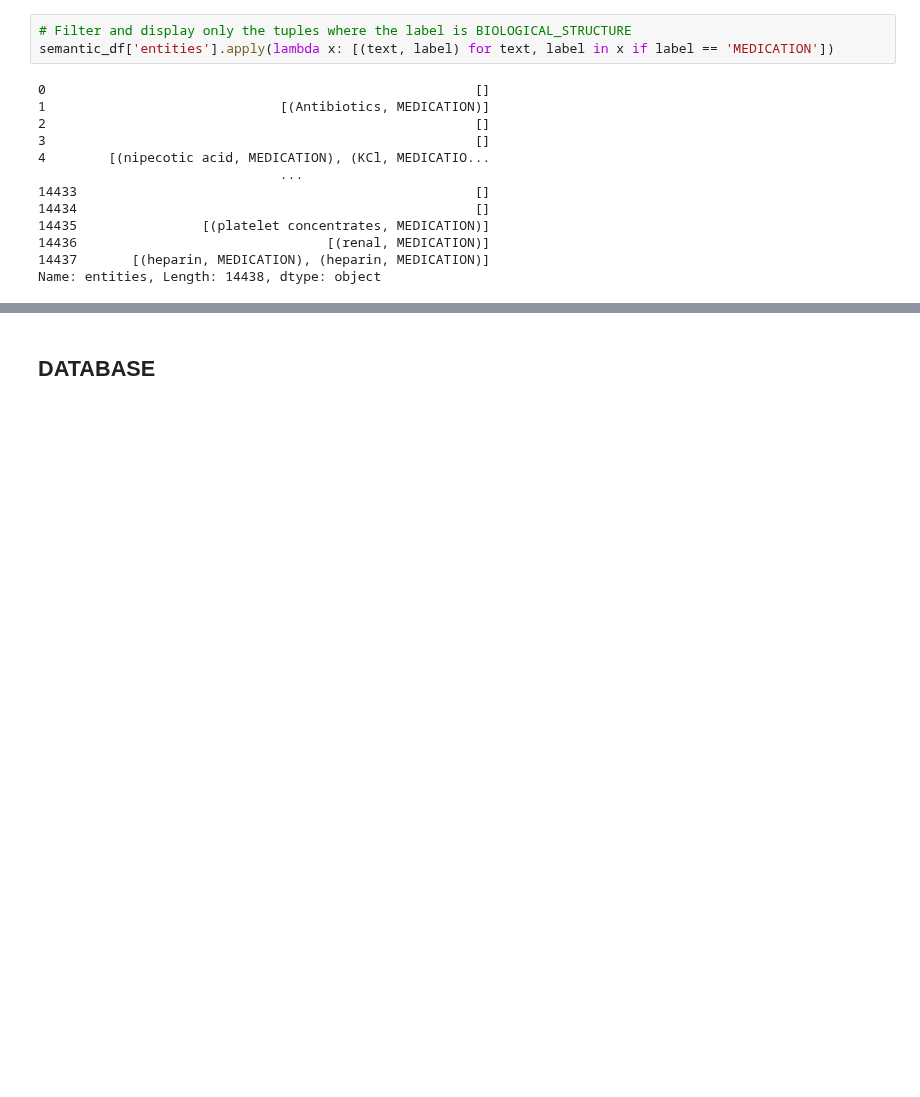
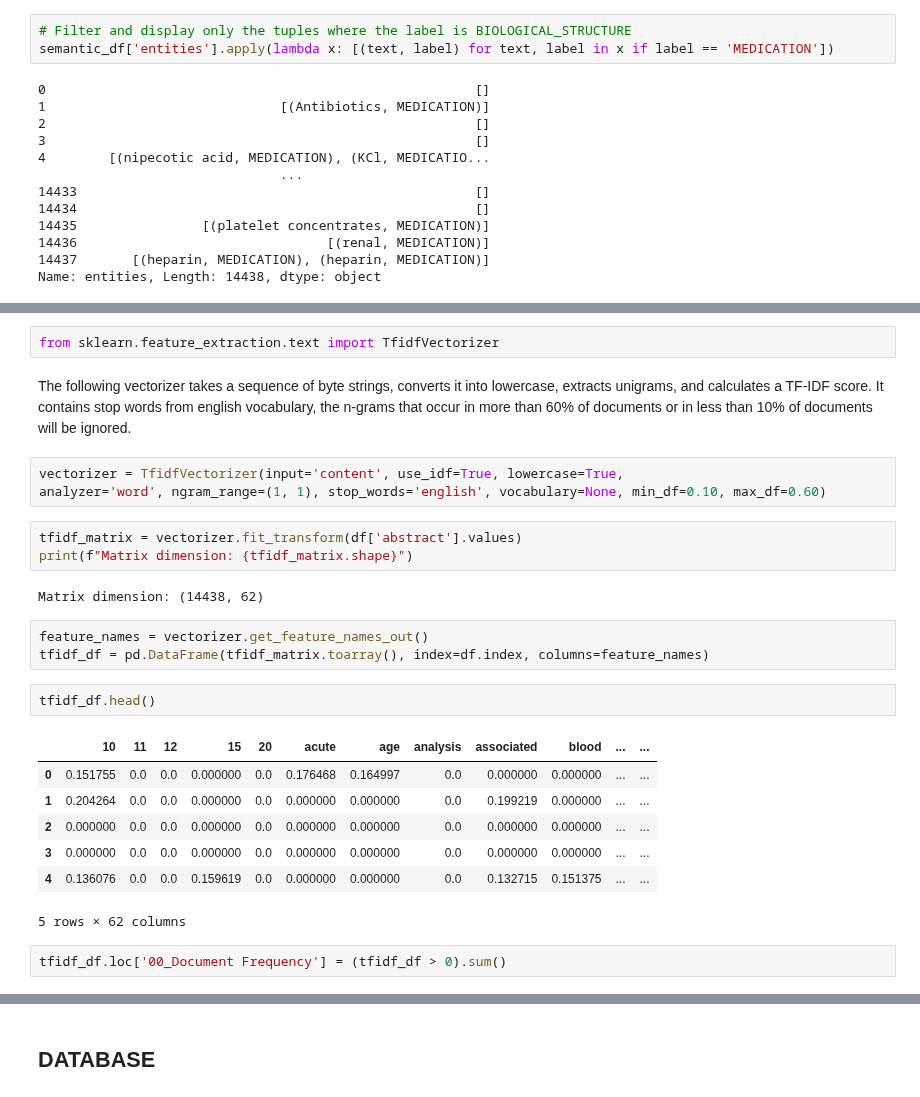
Before and after one commit to vitomarcorubino/MedicalTextNLP, a Jupyter notebook: medicalTextNLP.ipynb, the cells around one changed output, grey strips where cells are left out. Drawn from its saved outputs; the diff is of its cells as text; blank space fills up the shorter version.

```diff
--- a/medicalTextNLP.ipynb
+++ b/medicalTextNLP.ipynb
@@ -530,0 +533,27 @@ Name: entities, Length: 14438, dtype: object
+# %%
+from sklearn.feature_extraction.text import TfidfVectorizer
+# %% [markdown]
+The following vectorizer takes a sequence of byte strings, converts it into lowercase, extracts unigrams, and calculates a TF-IDF score. It contains stop words from english vocabulary, the n-grams that occur in more than 60% of documents or in less than 10% of documents will be ignored.
+# %%
+vectorizer = TfidfVectorizer(input='content', use_idf=True, lowercase=True,
+analyzer='word', ngram_range=(1, 1), stop_words='english', vocabulary=None, min_df=0.10, max_df=0.60)
+# %%
+tfidf_matrix = vectorizer.fit_transform(df['abstract'].values)
+print(f"Matrix dimension: {tfidf_matrix.shape}")
+# %% [output]
+Matrix dimension: (14438, 62)
+# %%
+feature_names = vectorizer.get_feature_names_out()
+tfidf_df = pd.DataFrame(tfidf_matrix.toarray(), index=df.index, columns=feature_names)
+# %%
+tfidf_df.head()
+# %% [output]
+|  | 10 | 11 | 12 | 15 | 20 | acute | age | analysis | associated | blood | ... | ... |
+| 0 | 0.151755 | 0.0 | 0.0 | 0.000000 | 0.0 | 0.176468 | 0.164997 | 0.0 | 0.000000 | 0.000000 | ... | ... |
+| 1 | 0.204264 | 0.0 | 0.0 | 0.000000 | 0.0 | 0.000000 | 0.000000 | 0.0 | 0.199219 | 0.000000 | ... | ... |
+| 2 | 0.000000 | 0.0 | 0.0 | 0.000000 | 0.0 | 0.000000 | 0.000000 | 0.0 | 0.000000 | 0.000000 | ... | ... |
+| 3 | 0.000000 | 0.0 | 0.0 | 0.000000 | 0.0 | 0.000000 | 0.000000 | 0.0 | 0.000000 | 0.000000 | ... | ... |
+| 4 | 0.136076 | 0.0 | 0.0 | 0.159619 | 0.0 | 0.000000 | 0.000000 | 0.0 | 0.132715 | 0.151375 | ... | ... |
+5 rows × 62 columns
+# %%
+tfidf_df.loc['00_Document Frequency'] = (tfidf_df > 0).sum()
```
Also changed, not shown: parts of 2 cells of this notebook.
